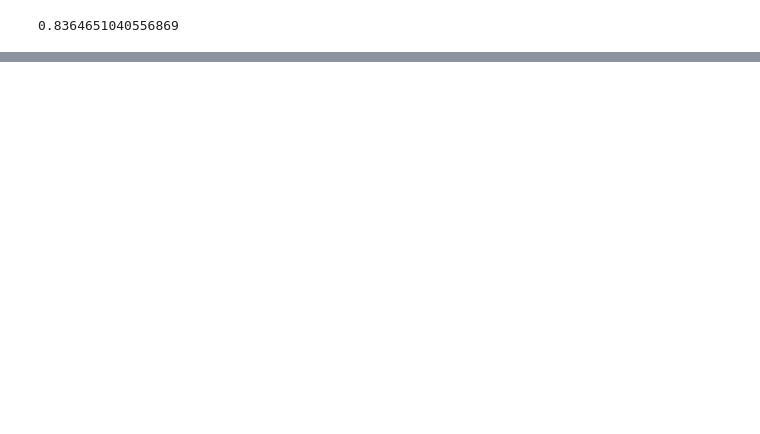
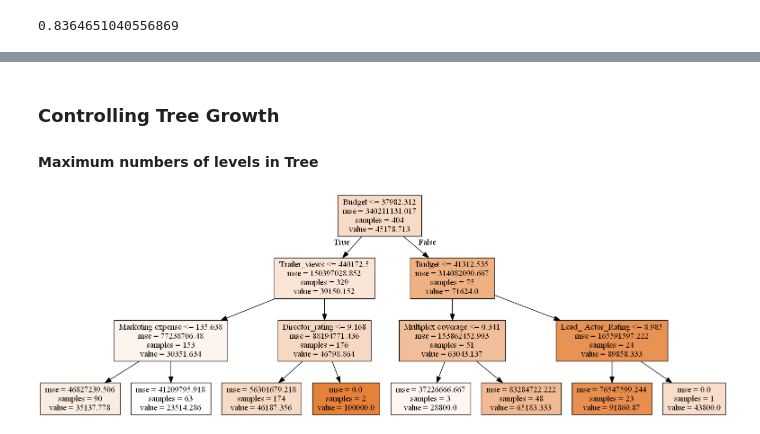
Before and after one commit to imdhruv99/Machine-Learning-Python, a Jupyter notebook: 10 Decision Tree/01 Regression Decision Tree/DT.ipynb, the cells around one changed output, grey strips where cells are left out. Cells and saved outputs as stored; diff of their text form; code cells hidden in the pictures; blank space fills up the shorter version.

Commit message:
Added Regression Decision Tree with Prunning

```diff
--- a/10 Decision Tree/01 Regression Decision Tree/DT.ipynb
+++ b/10 Decision Tree/01 Regression Decision Tree/DT.ipynb
@@ -215,0 +216,12 @@ Image(graph.create_png())
+# %% [markdown]
+### Controlling Tree Growth
+
+<h4>Maximum numbers of levels in Tree</h4>
+# %%
+regtree1 = tree.DecisionTreeRegressor(max_depth=3)
+regtree1.fit(x_train, y_train)
+dotData1 = tree.export_graphviz(regtree1, out_file=None, feature_names=x_train.columns, filled = True)
+graph1 = pydotplus.graph_from_dot_data(dotData1)
+Image(graph1.create_png())
+# %% [output]
+[figure, added]
```
Also changed, not shown: parts of 8 cells of this notebook.
